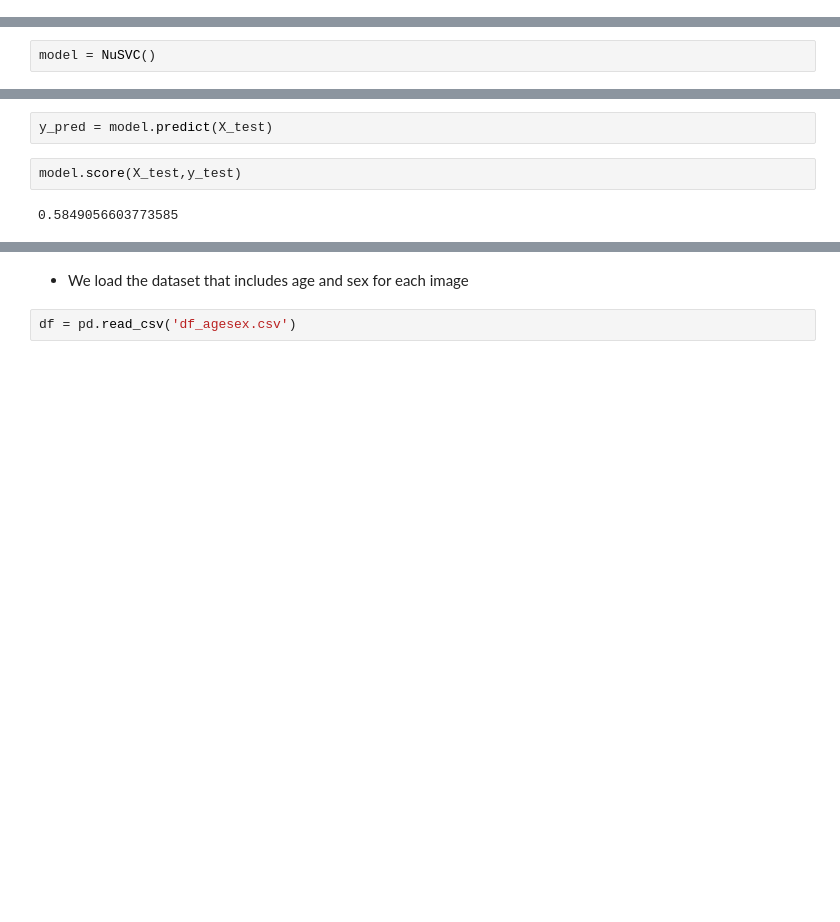
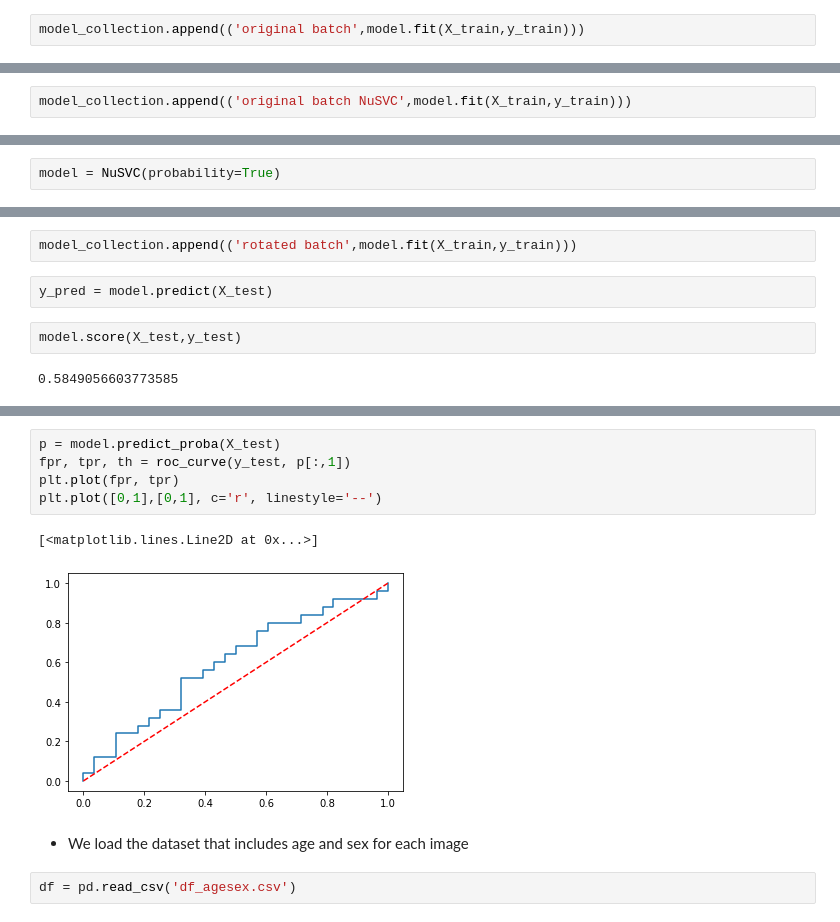
Before and after one commit to GerardDD/PR_Final_PeriapicalRadiography_Classification, a Jupyter notebook: Modelo/Model_creation.ipynb, the cells around one changed output, grey strips where cells are left out. Saved outputs shown, nothing was run; the diff lists cells and outputs as text; blank space fills up the shorter version.

Commit message:
added roc curves to some models and created a pickle with all the models tested

```diff
--- a/Modelo/Model_creation.ipynb
+++ b/Modelo/Model_creation.ipynb
@@ -35,6 +39,8 @@ model = LogisticRegression()
 model.fit(X_train,y_train)
 # %% [output]
 LogisticRegression()
+# %%
+model_collection.append(('original batch',model.fit(X_train,y_train)))
 # %%
 y_pred = model.predict(X_test)
 # %%
@@ -77,6 +83,8 @@ model = NuSVC()
 model.fit(X_train,y_train)
 # %% [output]
 NuSVC()
+# %%
+model_collection.append(('original batch NuSVC',model.fit(X_train,y_train)))
 # %%
 y_pred = model.predict(X_test)
 # %%
@@ -151,5 +159,5 @@ weighted avg       0.50      0.51      0.37        53
 # %%
-model = NuSVC()
+model = NuSVC(probability=True)
 # %%
 model.fit(X_train,y_train)
 # %% [output]
@@ -157,3 +165,5 @@ NuSVC()
+# %%
+model_collection.append(('rotated batch',model.fit(X_train,y_train)))
 # %%
 y_pred = model.predict(X_test)
 # %%
@@ -176,6 +186,14 @@ print(classification_report(y_test,y_pred))
     accuracy                           0.58        53
    macro avg       0.59      0.59      0.58        53
 weighted avg       0.59      0.58      0.58        53
+# %%
+p = model.predict_proba(X_test)
+fpr, tpr, th = roc_curve(y_test, p[:,1])
+plt.plot(fpr, tpr)
+plt.plot([0,1],[0,1], c='r', linestyle='--')
+# %% [output]
+[<matplotlib.lines.Line2D at 0x...>]
+[figure, added]
 # %% [markdown]
 - We load the dataset that includes age and sex for each image
 # %%
```
Also changed, not shown: parts of 96 cells of this notebook, 1 other file.
